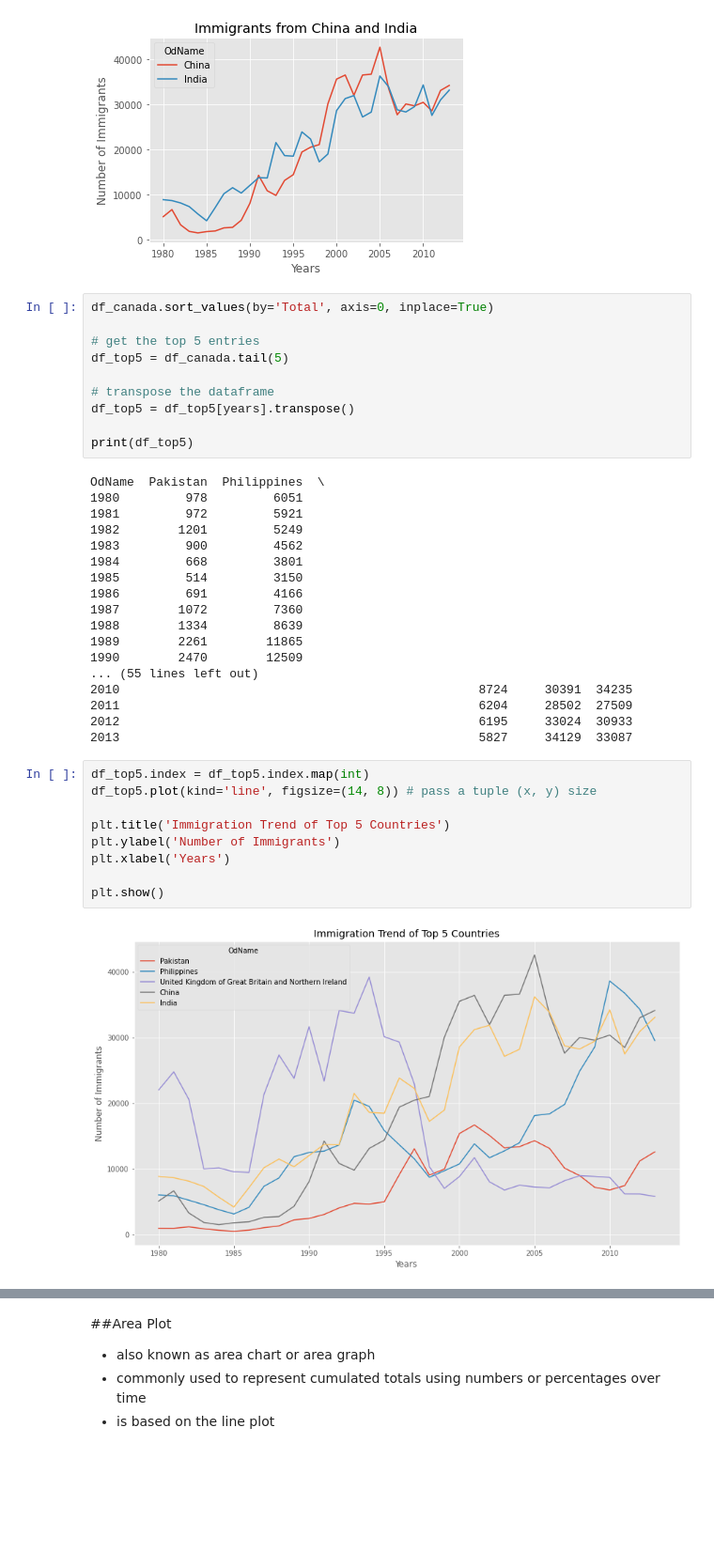
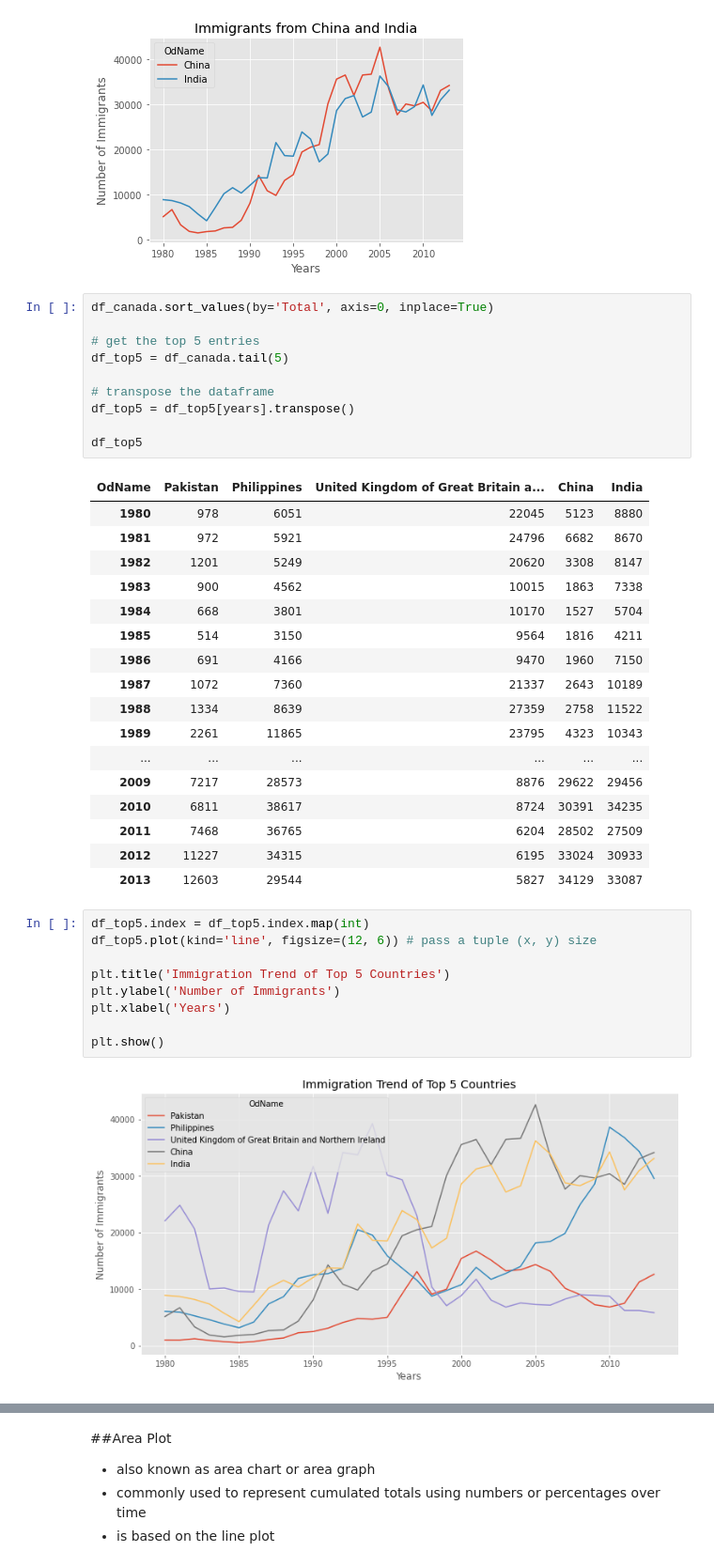
Before and after one commit to abiraaaaaaf/DataVisualizationPythonWorkshop, a Jupyter notebook: DataVisualizationWorkshop_Basics.ipynb, the cells around one changed output, grey strips where cells are left out. Shown at 94% size. Saved outputs shown, nothing was run; the diff lists cells and outputs as text; blank space fills up the shorter version.

```diff
--- a/DataVisualizationWorkshop_Basics.ipynb
+++ b/DataVisualizationWorkshop_Basics.ipynb
@@ -268,36 +288,36 @@ df_top5 = df_canada.tail(5)
 # transpose the dataframe
 df_top5 = df_top5[years].transpose()
 
-print(df_top5)
+df_top5
 # %% [output]
-OdName  Pakistan  Philippines  \
-1980         978         6051
-1981         972         5921
-1982        1201         5249
-1983         900         4562
-1984         668         3801
-1985         514         3150
-1986         691         4166
-1987        1072         7360
-1988        1334         8639
-1989        2261        11865
-1990        2470        12509
-... (55 lines left out)
-2010                                                 8724     30391  34235
-2011                                                 6204     28502  27509
-2012                                                 6195     33024  30933
-2013                                                 5827     34129  33087
+| OdName | Pakistan | Philippines | United Kingdom of Great Britain a... | China | India |
+| 1980 | 978 | 6051 | 22045 | 5123 | 8880 |
+| 1981 | 972 | 5921 | 24796 | 6682 | 8670 |
+| 1982 | 1201 | 5249 | 20620 | 3308 | 8147 |
+| 1983 | 900 | 4562 | 10015 | 1863 | 7338 |
+| 1984 | 668 | 3801 | 10170 | 1527 | 5704 |
+| 1985 | 514 | 3150 | 9564 | 1816 | 4211 |
+| 1986 | 691 | 4166 | 9470 | 1960 | 7150 |
+| 1987 | 1072 | 7360 | 21337 | 2643 | 10189 |
+| 1988 | 1334 | 8639 | 27359 | 2758 | 11522 |
+| 1989 | 2261 | 11865 | 23795 | 4323 | 10343 |
+| ... | ... | ... | ... | ... | ... |
+| 2009 | 7217 | 28573 | 8876 | 29622 | 29456 |
+| 2010 | 6811 | 38617 | 8724 | 30391 | 34235 |
+| 2011 | 7468 | 36765 | 6204 | 28502 | 27509 |
+| 2012 | 11227 | 34315 | 6195 | 33024 | 30933 |
+| 2013 | 12603 | 29544 | 5827 | 34129 | 33087 |
 # %%
 df_top5.index = df_top5.index.map(int)
-df_top5.plot(kind='line', figsize=(14, 8)) # pass a tuple (x, y) size
+df_top5.plot(kind='line', figsize=(12, 6)) # pass a tuple (x, y) size
 
 plt.title('Immigration Trend of Top 5 Countries')
 plt.ylabel('Number of Immigrants')
 plt.xlabel('Years')
 
 plt.show()
 # %% [output]
-[figure, old version]
+[figure, new version]
 # %%
 df_canada.sort_values(by='Total', axis=0, inplace=True)
 
```
Also changed, not shown: parts of 31 cells of this notebook.
